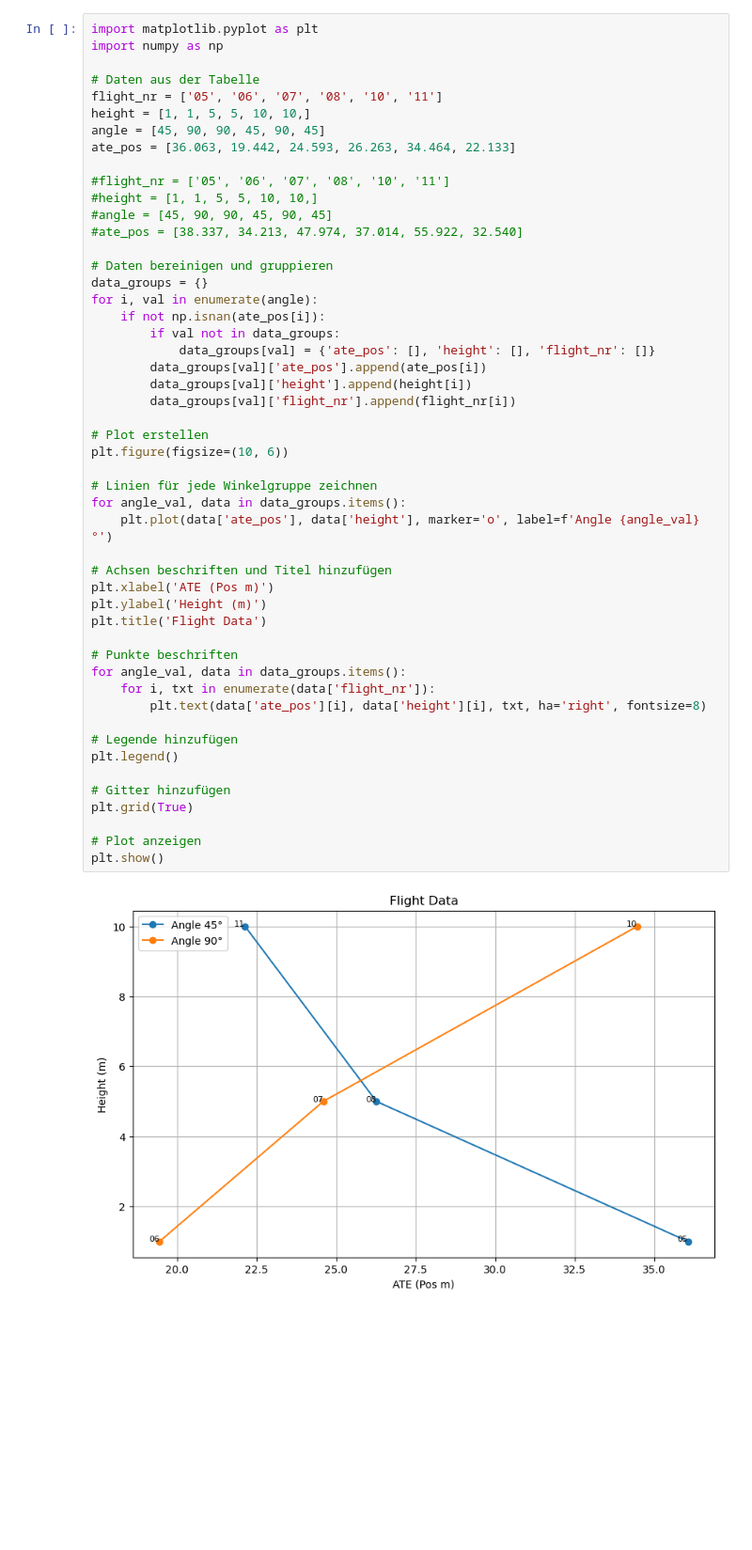
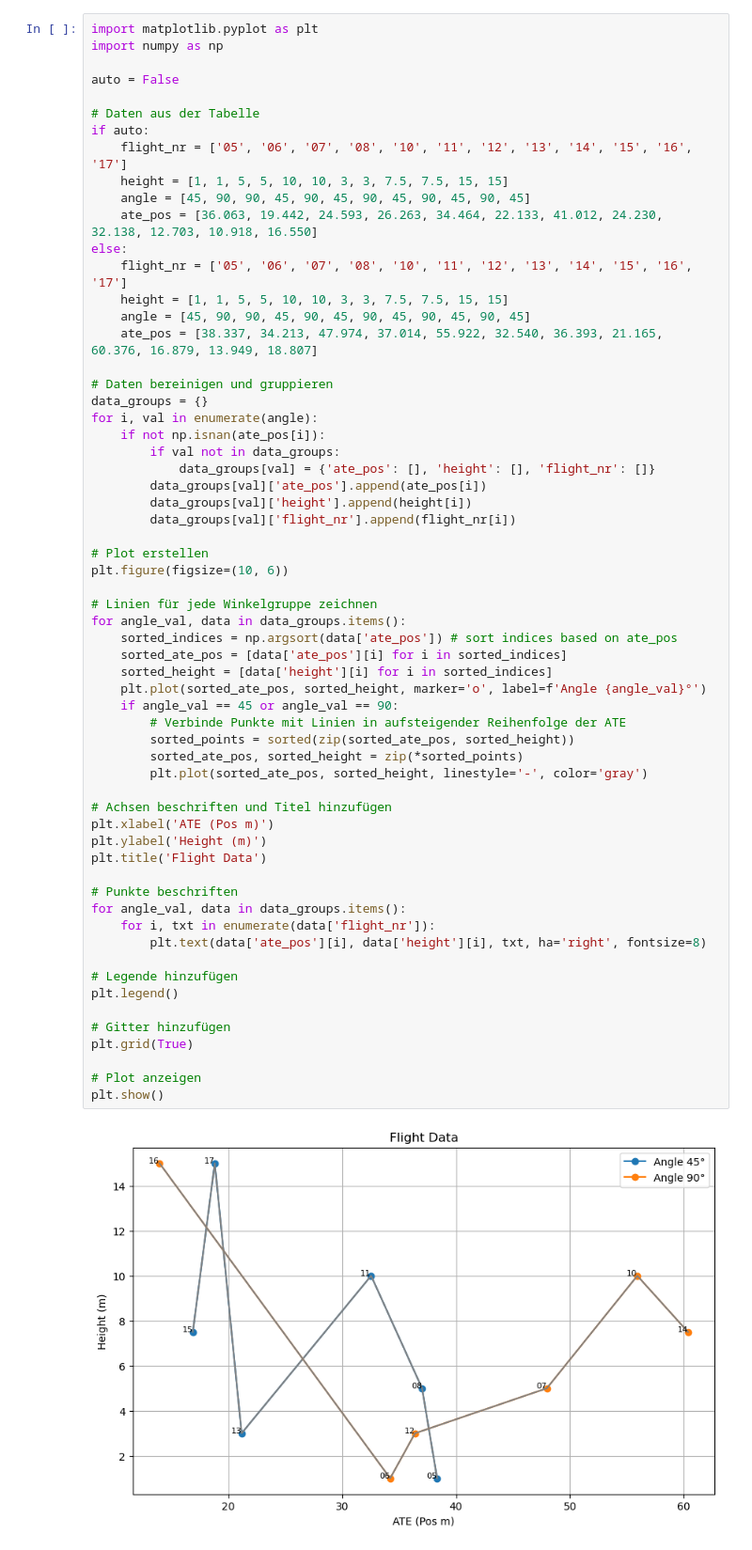
Before and after one commit to minebastiii/visual_odometry_playground, a Jupyter notebook: python/results_plot.ipynb, the cells around one changed output. Shown at 94% size. Drawn from its saved outputs; the diff is of its cells as text; blank space fills up the shorter version.

```diff
--- a/python/results_plot.ipynb
+++ b/python/results_plot.ipynb
@@ -2,16 +2,19 @@
 import matplotlib.pyplot as plt
 import numpy as np
 
+auto = False
+
 # Daten aus der Tabelle
-flight_nr = ['05', '06', '07', '08', '10', '11']
-height = [1, 1, 5, 5, 10, 10,]
-angle = [45, 90, 90, 45, 90, 45]
-ate_pos = [36.063, 19.442, 24.593, 26.263, 34.464, 22.133]
-
-#flight_nr = ['05', '06', '07', '08', '10', '11']
-#height = [1, 1, 5, 5, 10, 10,]
-#angle = [45, 90, 90, 45, 90, 45]
-#ate_pos = [38.337, 34.213, 47.974, 37.014, 55.922, 32.540]
+if auto:
+    flight_nr = ['05', '06', '07', '08', '10', '11', '12', '13', '14', '15', '16', '17']
+    height = [1, 1, 5, 5, 10, 10, 3, 3, 7.5, 7.5, 15, 15]
+    angle = [45, 90, 90, 45, 90, 45, 90, 45, 90, 45, 90, 45]
+    ate_pos = [36.063, 19.442, 24.593, 26.263, 34.464, 22.133, 41.012, 24.230, 32.138, 12.703, 10.918, 16.550]
+else:
+    flight_nr = ['05', '06', '07', '08', '10', '11', '12', '13', '14', '15', '16', '17']
+    height = [1, 1, 5, 5, 10, 10, 3, 3, 7.5, 7.5, 15, 15]
+    angle = [45, 90, 90, 45, 90, 45, 90, 45, 90, 45, 90, 45]
+    ate_pos = [38.337, 34.213, 47.974, 37.014, 55.922, 32.540, 36.393, 21.165, 60.376, 16.879, 13.949, 18.807]
 
 # Daten bereinigen und gruppieren
 data_groups = {}
@@ -21,32 +24,40 @@ for i, val in enumerate(angle):
             data_groups[val] = {'ate_pos': [], 'height': [], 'flight_nr': []}
         data_groups[val]['ate_pos'].append(ate_pos[i])
         data_groups[val]['height'].append(height[i])
         data_groups[val]['flight_nr'].append(flight_nr[i])
 
 # Plot erstellen
 plt.figure(figsize=(10, 6))
 
 # Linien für jede Winkelgruppe zeichnen
 for angle_val, data in data_groups.items():
-    plt.plot(data['ate_pos'], data['height'], marker='o', label=f'Angle {angle_val}°')
+    sorted_indices = np.argsort(data['ate_pos']) # sort indices based on ate_pos
+    sorted_ate_pos = [data['ate_pos'][i] for i in sorted_indices]
+    sorted_height = [data['height'][i] for i in sorted_indices]
+    plt.plot(sorted_ate_pos, sorted_height, marker='o', label=f'Angle {angle_val}°')
+    if angle_val == 45 or angle_val == 90:
+        # Verbinde Punkte mit Linien in aufsteigender Reihenfolge der ATE
+        sorted_points = sorted(zip(sorted_ate_pos, sorted_height))
+        sorted_ate_pos, sorted_height = zip(*sorted_points)
+        plt.plot(sorted_ate_pos, sorted_height, linestyle='-', color='gray')
 
 # Achsen beschriften und Titel hinzufügen
 plt.xlabel('ATE (Pos m)')
 plt.ylabel('Height (m)')
 plt.title('Flight Data')
 
 # Punkte beschriften
 for angle_val, data in data_groups.items():
     for i, txt in enumerate(data['flight_nr']):
         plt.text(data['ate_pos'][i], data['height'][i], txt, ha='right', fontsize=8)
 
 # Legende hinzufügen
 plt.legend()
 
 # Gitter hinzufügen
 plt.grid(True)
 
 # Plot anzeigen
 plt.show()
 # %% [output]
-[figure, old version]
+[figure, new version]
```
Also changed, not shown: parts of 2 cells of this notebook, 2 other files.
